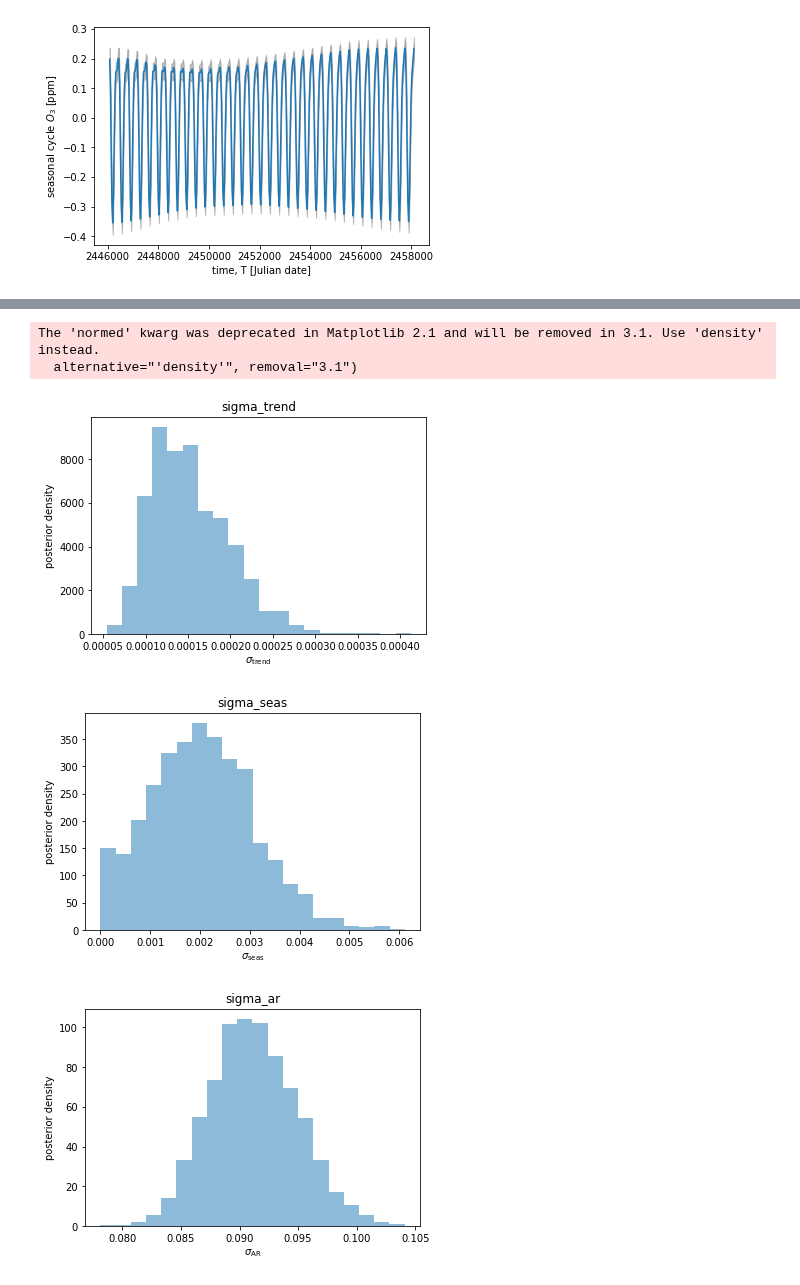
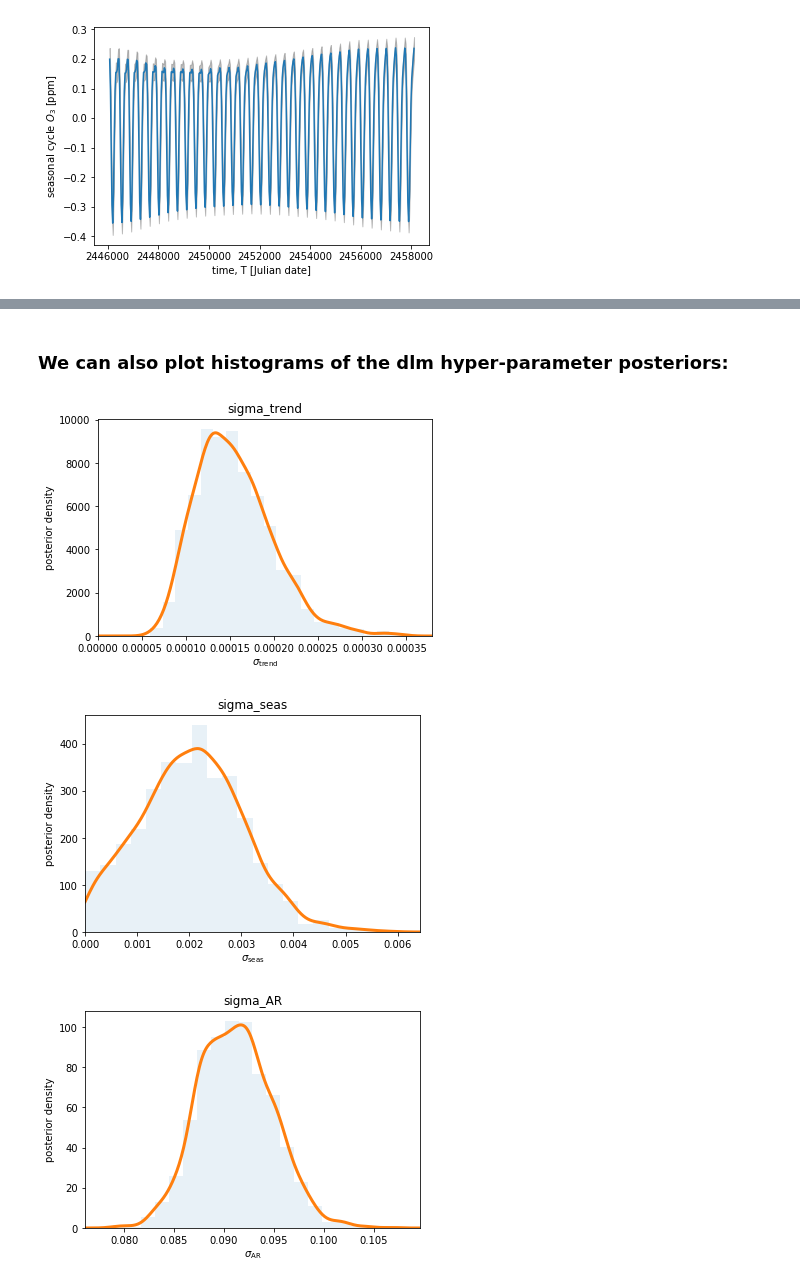
Before and after one commit to justinalsing/dlmmc, a Jupyter notebook: dlm_tutorial.ipynb, the cells around one changed output, grey strips where cells are left out. Drawn from its saved outputs; the diff is of its cells as text; code cells hidden in the pictures.

```diff
--- a/dlm_tutorial.ipynb
+++ b/dlm_tutorial.ipynb
@@ -11,3 +25,3 @@ import pickle
 # %%
-# Import the DLM model: NB, you must have ran "compile_dlm_models.py" before you can do this!
-model_kalman_ar1 = pickle.load(open('models/dlm_kalman_ar1.pkl', 'rb'))
+# Import the DLM model
+dlm_model = pickle.load(open('models/dlm_vanilla_ar1.pkl', 'rb'))
@@ -205,0 +247,3 @@ ValueError: Parameter `fit` is not recognized.
+# %%
+# Ok, let's run it
+fit = dlm_model.sampling(data=input_data, iter=3000, warmup=1000, chains=1, init = [initial_state], verbose=True, pars=('sigma_trend', 'sigma_seas', 'sigma_AR', 'rhoAR1', 'trend', 'slope', 'beta', 'seasonal'))
@@ -206,9 +263,5 @@ ValueError: Parameter `fit` is not recognized.
 # %%
 # Extract the various bits from the fit-object.
-
-# All outputs from the fit() object will have shape n_samples x object_dimension where the number of MCMC samples
-# n_samples = iter x chains and object_dimension is the length of the object, eg. =1 for scalars like sigma_AR
-# and = N (n_time_steps) for objects that have a real value at all time steps like the DLM trend, seasonal cycle, etc
 
 # Trend
 trend = fit.extract()['trend'][:,:]
@@ -219,9 +272,6 @@ slope = fit.extract()['slope'][:,:]
 # Seasonal cycle
 seasonal_cycle = fit.extract()['seasonal'][:,:]
 
-# Residuals
-residuals = fit.extract()['residuals'][:,:]
-
 # Regressor coefficients (also need re-scaling back to data units)
 regressor_coefficients = fit.extract()['beta'][:,:]
 
@@ -229,4 +279,4 @@ regressor_coefficients = fit.extract()['beta'][:,:]
 sigma_trend = fit.extract()['sigma_trend']
 sigma_seas = fit.extract()['sigma_seas']
 sigma_AR = fit.extract()['sigma_AR']
-rho_AR = fit.extract()['rhoAR']
+rhoAR1 = fit.extract()['rhoAR1']
@@ -277,31 +356,47 @@ plt.show()
+# %% [markdown]
+### We can also plot histograms of the dlm hyper-parameter posteriors:
 # %%
 # Plot posteriors for the DLM hyper parameters
-plt.hist(sigma_trend, bins=20, normed=True, alpha = 0.5)
+kde = stats.gaussian_kde(sigma_trend)
+x = np.linspace(0, max(sigma_trend)*1.1, 300)
+plt.hist(sigma_trend, bins=20, density=True, alpha = 0.1)
+plt.plot(x, kde(x), lw = 3)
+plt.xlim(x[0], x[-1])
 plt.title('sigma_trend')
 plt.ylabel('posterior density')
 plt.xlabel(r'$\sigma_\mathrm{trend}$')
 plt.show()
 
-plt.hist(sigma_seas, bins=20, normed=True, alpha = 0.5)
+kde = stats.gaussian_kde(sigma_seas)
+x = np.linspace(0, max(sigma_seas)*1.1, 300)
+plt.hist(sigma_seas, bins=20, density=True, alpha = 0.1)
+plt.plot(x, kde(x), lw = 3)
+plt.xlim(x[0], x[-1])
 plt.title('sigma_seas')
 plt.ylabel('posterior density')
 plt.xlabel(r'$\sigma_\mathrm{seas}$')
 plt.show()
 
-plt.hist(sigma_AR, bins=20, normed=True, alpha = 0.5)
-plt.title('sigma_ar')
+kde = stats.gaussian_kde(sigma_AR)
+x = np.linspace(min(sigma_AR) - np.ptp(sigma_AR)*0.1, max(sigma_AR) + np.ptp(sigma_AR)*0.1, 300)
+plt.hist(sigma_AR, bins=20, density=True, alpha = 0.1)
+plt.plot(x, kde(x), lw = 3)
+plt.xlim(x[0], x[-1])
+plt.title('sigma_AR')
 plt.ylabel('posterior density')
 plt.xlabel(r'$\sigma_\mathrm{AR}$')
 plt.show()
 
-plt.hist(rho_AR, bins=20, normed=True, alpha = 0.5)
-plt.title('rhoAR')
+kde = stats.gaussian_kde(rhoAR1)
+x = np.linspace(min(rhoAR1) - np.ptp(rhoAR1)*0.1, max(rhoAR1) + np.ptp(rhoAR1)*0.1, 300)
+plt.hist(rhoAR1, bins=20, density=True, alpha = 0.1)
+plt.plot(x, kde(x), lw = 3)
+plt.xlim(x[0], x[-1])
+plt.title('rhoAR1')
 plt.ylabel('posterior density')
-plt.xlabel(r'$\rho_\mathrm{AR}$')
+plt.xlabel(r'$\rho_\mathrm{AR1}$')
 plt.show()
 # %% [output]
-The 'normed' kwarg was deprecated in Matplotlib 2.1 and will be removed in 3.1. Use 'density' instead.
-  alternative="'density'", removal="3.1")
-[figure, old version]
+[figure, new version]
-[figure, old version]
+[figure, new version]
-[figure, old version]
+[figure, new version]
```
Also changed, not shown: parts of 25 cells of this notebook, 17 other files.
